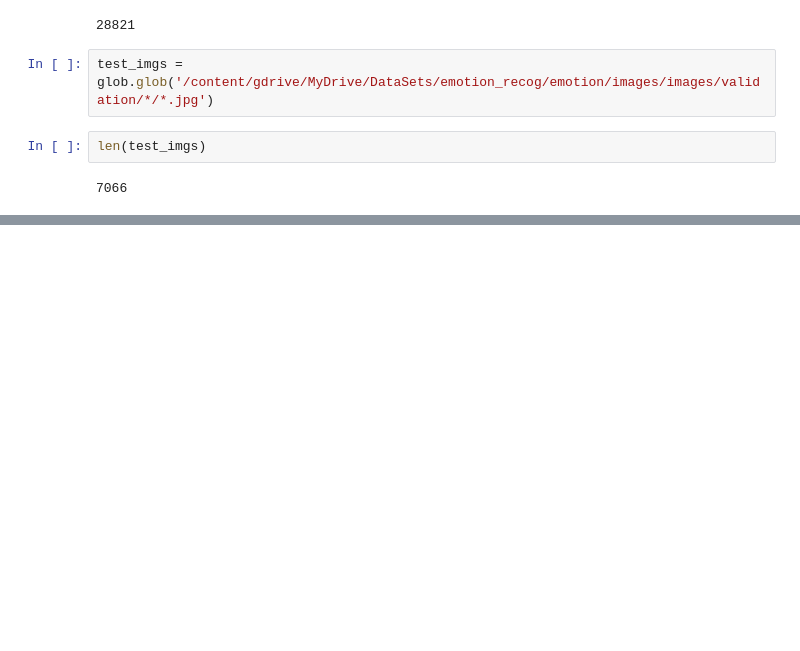
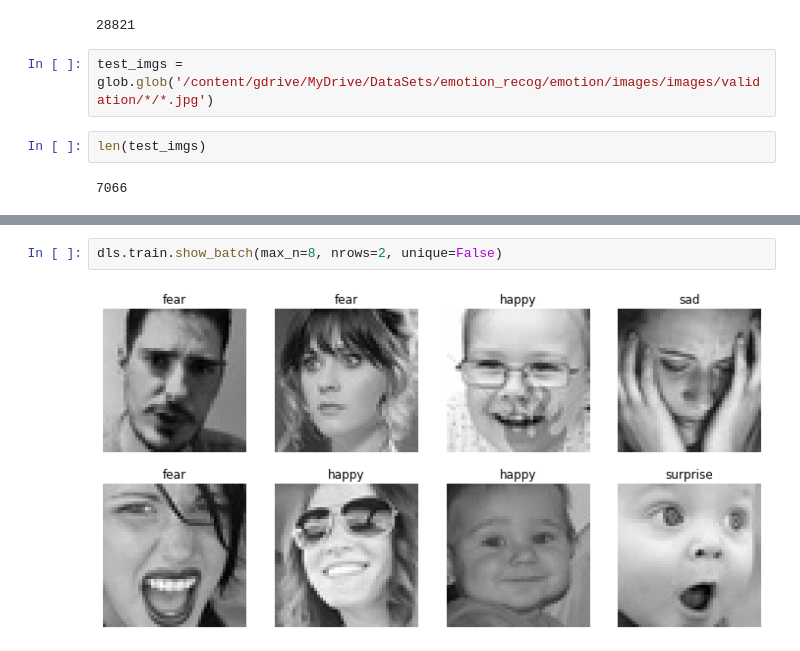
Before and after one commit to Aravinda89/emotion, a Jupyter notebook: Emotion_Recog.ipynb, the cells around one changed output, grey strips where cells are left out. Cells and saved outputs as stored; diff of their text form; blank space fills up the shorter version.

```diff
--- a/Emotion_Recog.ipynb
+++ b/Emotion_Recog.ipynb
@@ -82,0 +126,4 @@ len(test_imgs)
+# %%
+dls.train.show_batch(max_n=8, nrows=2, unique=False)
+# %% [output]
+[figure, added]
```
Also changed, not shown: parts of 10 cells of this notebook.
